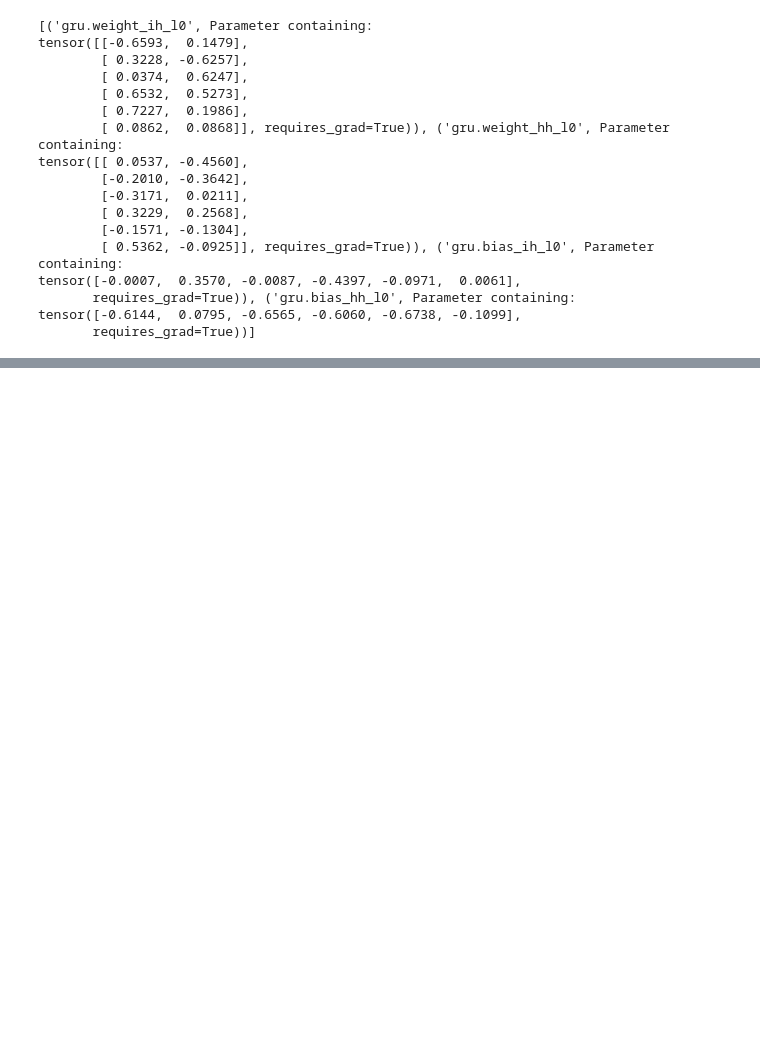
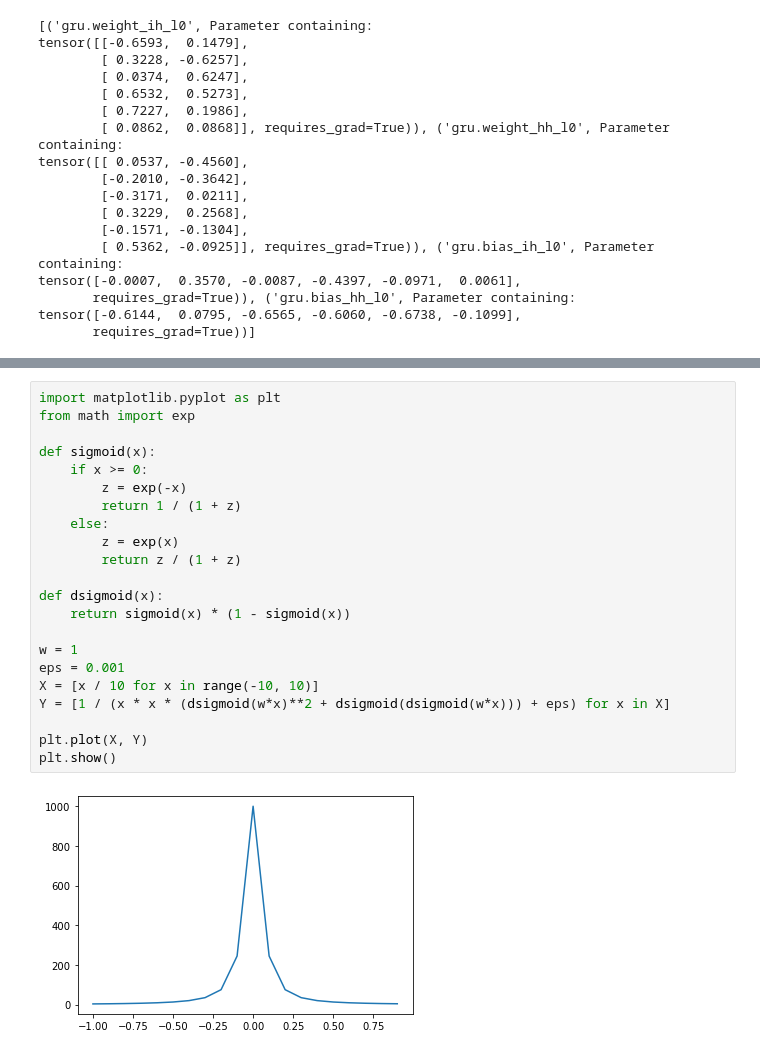
Before and after one commit to Unilmalas/TextAI, a Jupyter notebook: snippets 45.ipynb, the cells around one changed output, grey strips where cells are left out. Cells and saved outputs as stored; diff of their text form; blank space fills up the shorter version.

```diff
--- a/snippets 45.ipynb
+++ b/snippets 45.ipynb
@@ -1573,0 +1574,24 @@ TODO: analytical investigation: check dL/d(delta weights) given a non-discrimina
+# %%
+import matplotlib.pyplot as plt
+from math import exp
+
+def sigmoid(x):
+    if x >= 0:
+        z = exp(-x)
+        return 1 / (1 + z)
+    else:
+        z = exp(x)
+        return z / (1 + z)
+
+def dsigmoid(x):
+    return sigmoid(x) * (1 - sigmoid(x))
+
+w = 1
+eps = 0.001
+X = [x / 10 for x in range(-10, 10)]
+Y = [1 / (x * x * (dsigmoid(w*x)**2 + dsigmoid(dsigmoid(w*x))) + eps) for x in X]
+
+plt.plot(X, Y)
+plt.show()
+# %% [output]
+[figure, added]
```
Also changed, not shown: parts of 32 cells of this notebook.
